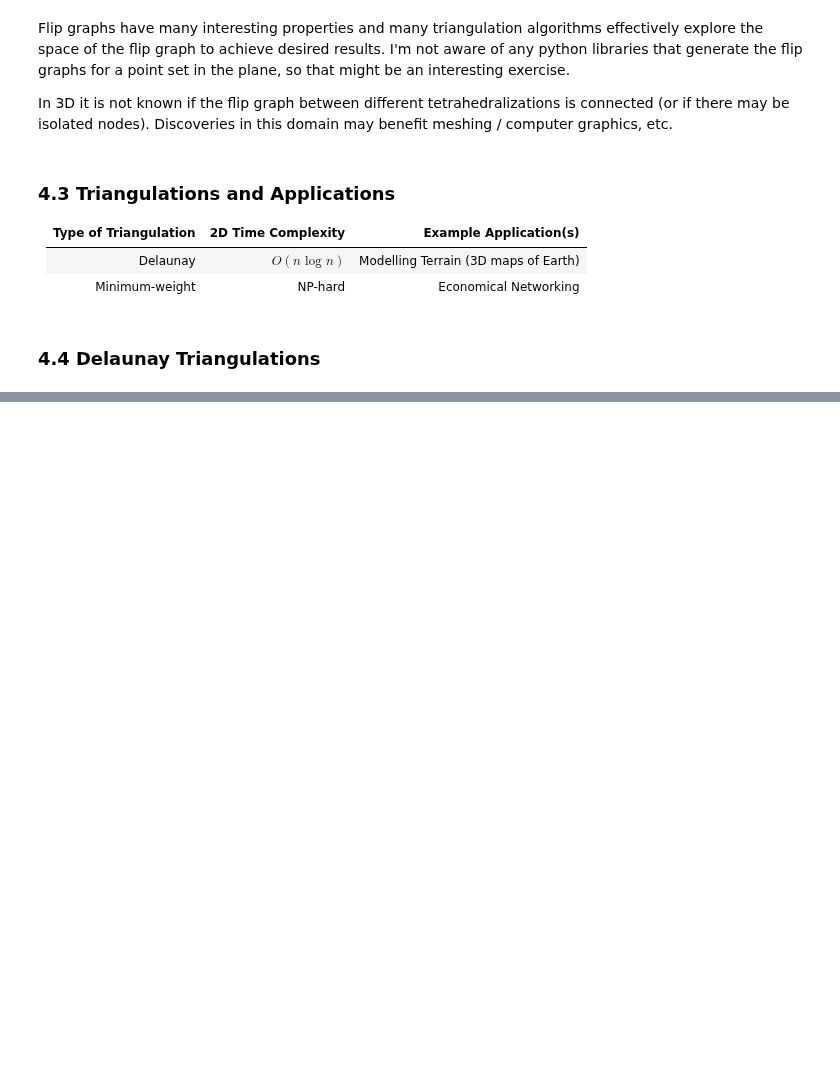
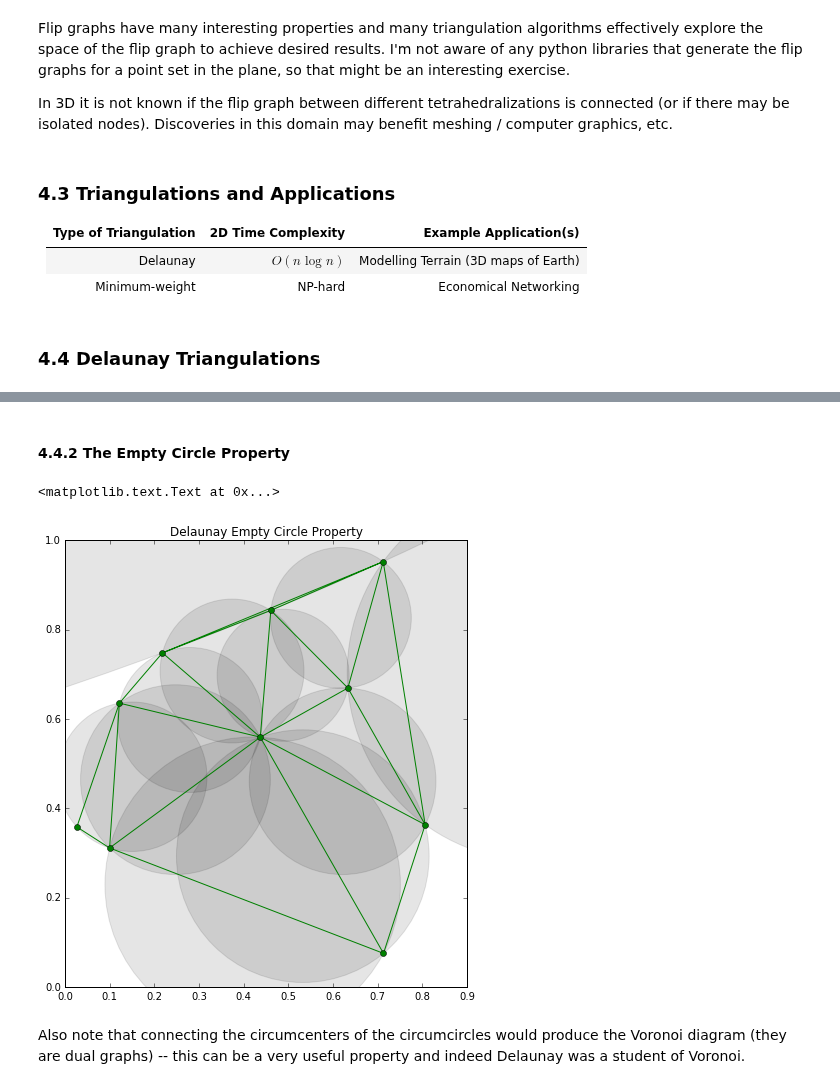
Before and after one commit to tylerjereddy/pycon-2016, a Jupyter notebook: computational_geometry_tutorial.ipynb, the cells around one changed output, grey strips where cells are left out. Cells and saved outputs as stored; diff of their text form; code cells hidden in the pictures; blank space fills up the shorter version.

Commit message:
Added Section 4.4.2: The Empty Circle Property.

```diff
--- a/computational_geometry_tutorial.ipynb
+++ b/computational_geometry_tutorial.ipynb
@@ -801,3 +805,30 @@ Textbook example of terrain reconstruction sensitivity to triangulation:
 ![terrain_Delaunay](images/terrain_reconstruction.tiff)
 
 It is actually possible to construct a 2D Delaunay triangulation starting from any arbitrary triangulation by flipping one edge at a time (progressive illegal to legal edge flips), although this algorithm is slow ($O(n^2)$) and cannot be extended to 3D cases.
+# %% [markdown]
+#### 4.4.2 The Empty Circle Property
+# %%
+#none of the original data points in S can fall within the circumcircle of a triangle for a Delaunay triangulation (alternative and very important definition)
+#demonstration using scipy.spatial once again:
+fig_Delaunay_circles = plt.figure()
+fig_Delaunay_circles.set_size_inches(8,8)
+ax = fig_Delaunay_circles.add_subplot(111, aspect='equal')
+random_points = np.random.random_sample((10,2))
+tri = scipy.spatial.Delaunay(random_points)
+ax.triplot(random_points[...,0], random_points[...,1], tri.simplices, 'go-')
+
+#deal with calculating and plotting the circumcircles
+import circumcircle
+circumcenters, circumradii = circumcircle.calc_circumcircle(tri.points[tri.simplices])
+patches = []
+for circumcenter_coordinates, circumradius in zip(circumcenters,circumradii):
+    patches.append(matplotlib.patches.Circle((circumcenter_coordinates[0],circumcenter_coordinates[1]),circumradius[0],fill=False, alpha=1.0, fc='none', ec='none',))
+p = PatchCollection(patches, alpha=0.1,match_original = True)
+ax.add_collection(p)
+
+ax.set_title('Delaunay Empty Circle Property')
+# %% [output]
+<matplotlib.text.Text at 0x...>
+[figure, added]
+# %% [markdown]
+Also note that connecting the circumcenters of the circumcircles would produce the Voronoi diagram (they are dual graphs) -- this can be a very useful property and indeed Delaunay was a student of Voronoi.
```
Also changed, not shown: parts of 1 cell of this notebook, 1 other file.
